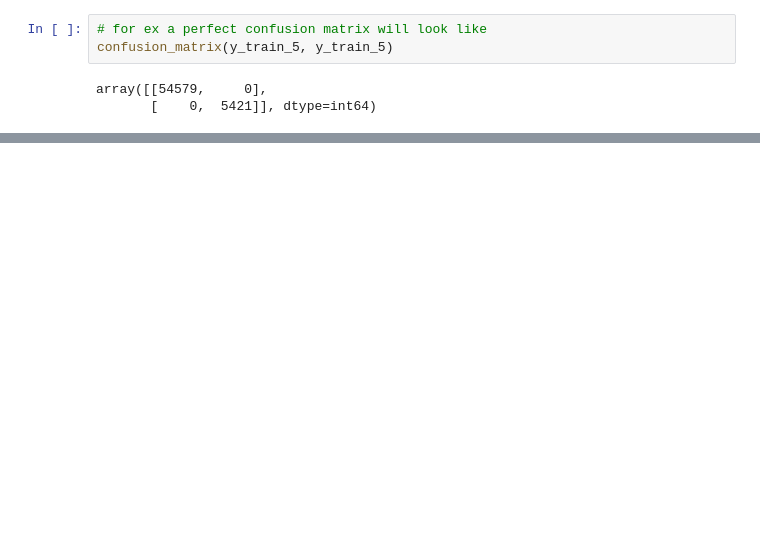
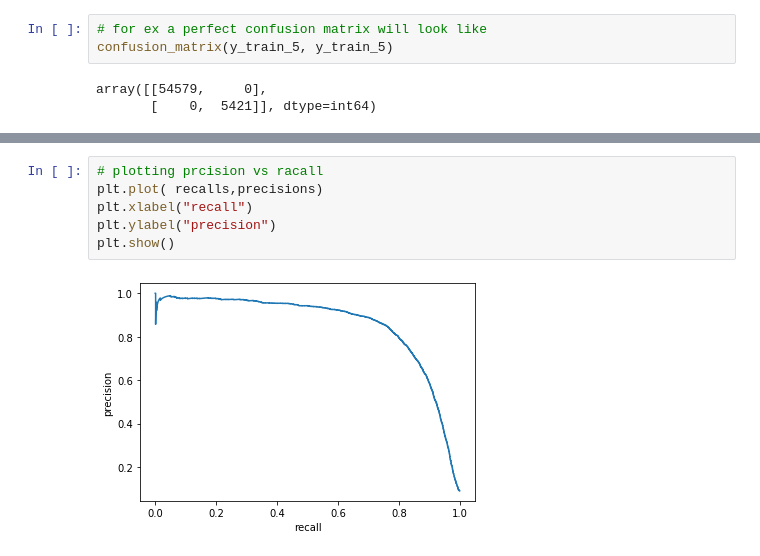
Before and after one commit to fanbyprinciple/hands_on_ml, a Jupyter notebook: chapter_three/mnist_classification.ipynb, the cells around one changed output, grey strips where cells are left out. Cells and saved outputs as stored; diff of their text form; blank space fills up the shorter version.

```diff
--- a/chapter_three/mnist_classification.ipynb
+++ b/chapter_three/mnist_classification.ipynb
@@ -284,0 +345,8 @@ print(f1_score(y_train_5, y_train_pred))
+# %%
+# plotting prcision vs racall
+plt.plot( recalls,precisions)
+plt.xlabel("recall")
+plt.ylabel("precision")
+plt.show()
+# %% [output]
+[figure, added]
```
Also changed, not shown: parts of 24 cells of this notebook, 2 other files.
